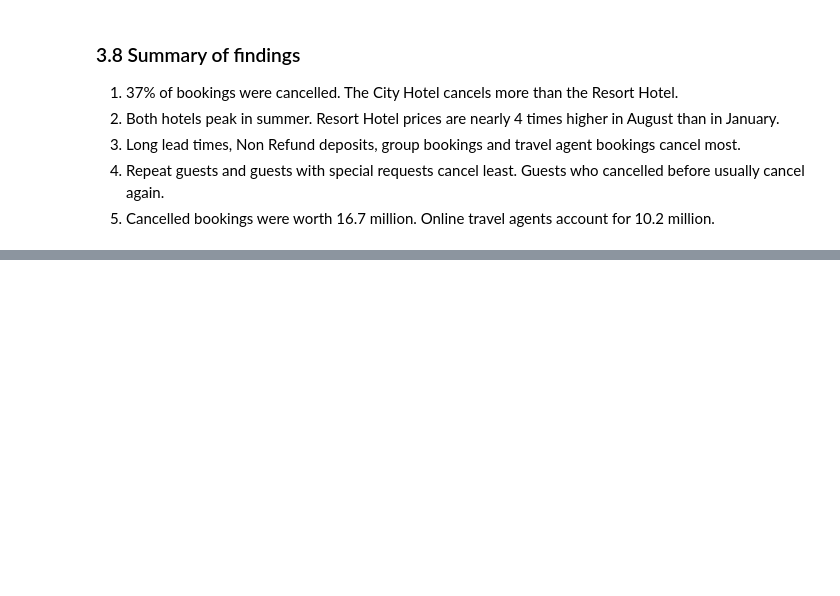
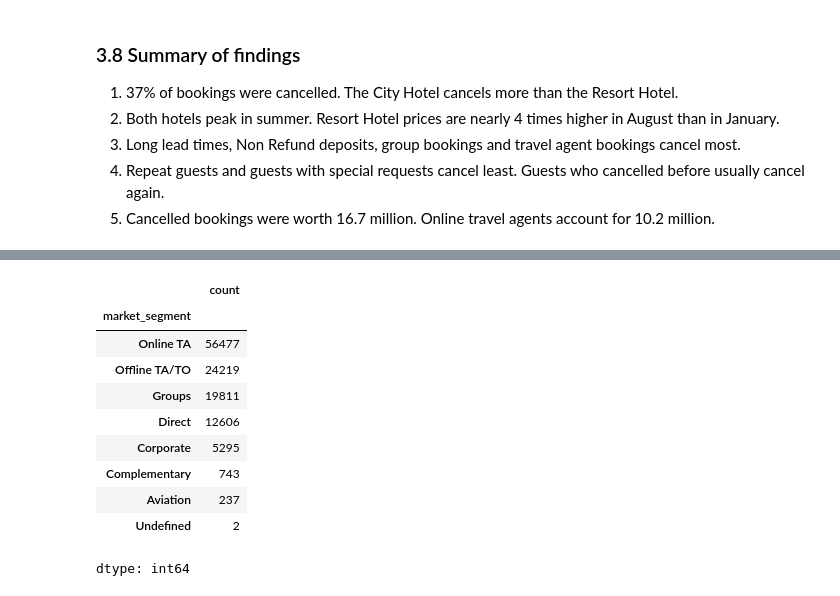
Before and after one commit to ahchu2525/capstone-hosp, a Jupyter notebook: hotel.ipynb, the cells around one changed output, grey strips where cells are left out. Cells and saved outputs as stored; diff of their text form; code cells hidden in the pictures; blank space fills up the shorter version.

```diff
--- a/hotel.ipynb
+++ b/hotel.ipynb
@@ -498,0 +519,14 @@ plt.show()
+# %%
+df['market_segment'].value_counts()
+# %% [output]
+|  | count |
+| market_segment |  |
+| Online TA | 56477 |
+| Offline TA/TO | 24219 |
+| Groups | 19811 |
+| Direct | 12606 |
+| Corporate | 5295 |
+| Complementary | 743 |
+| Aviation | 237 |
+| Undefined | 2 |
+dtype: int64
```
Also changed, not shown: parts of 25 cells of this notebook.
